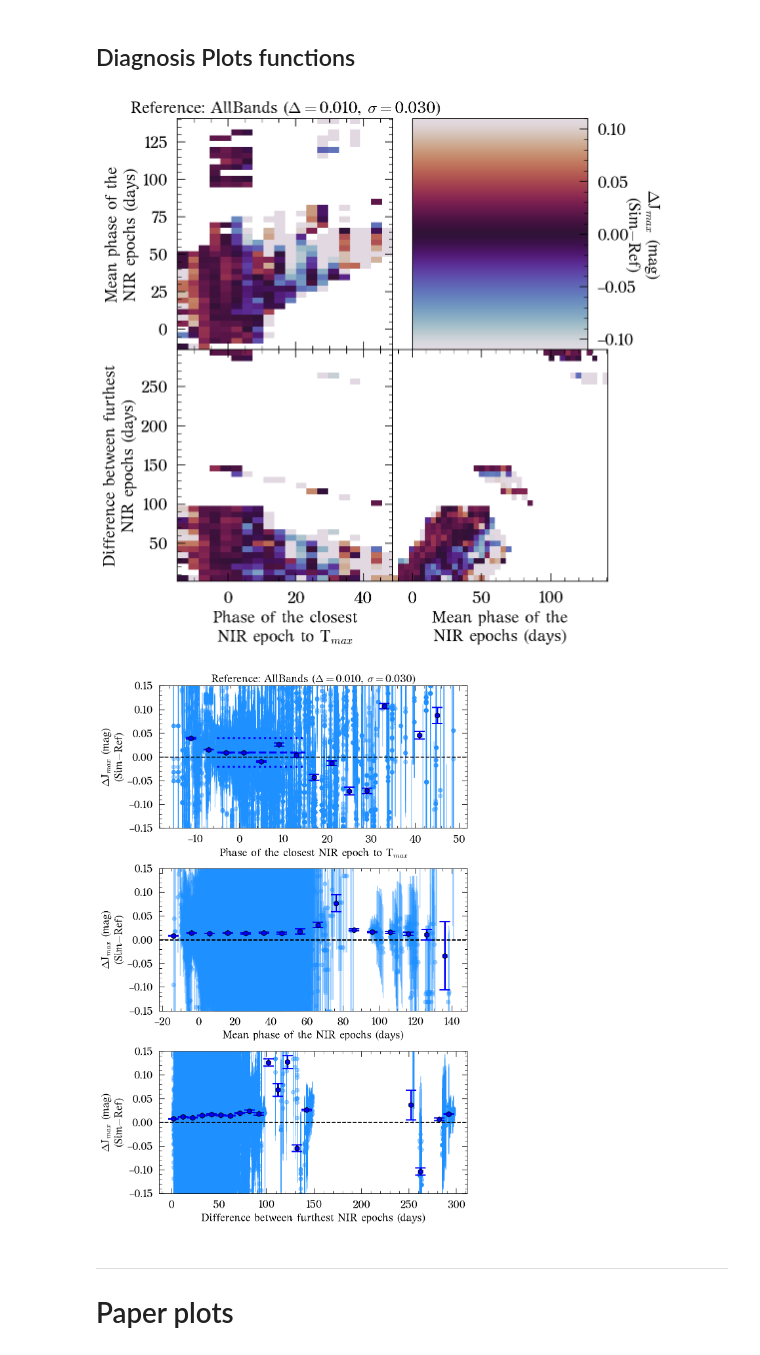
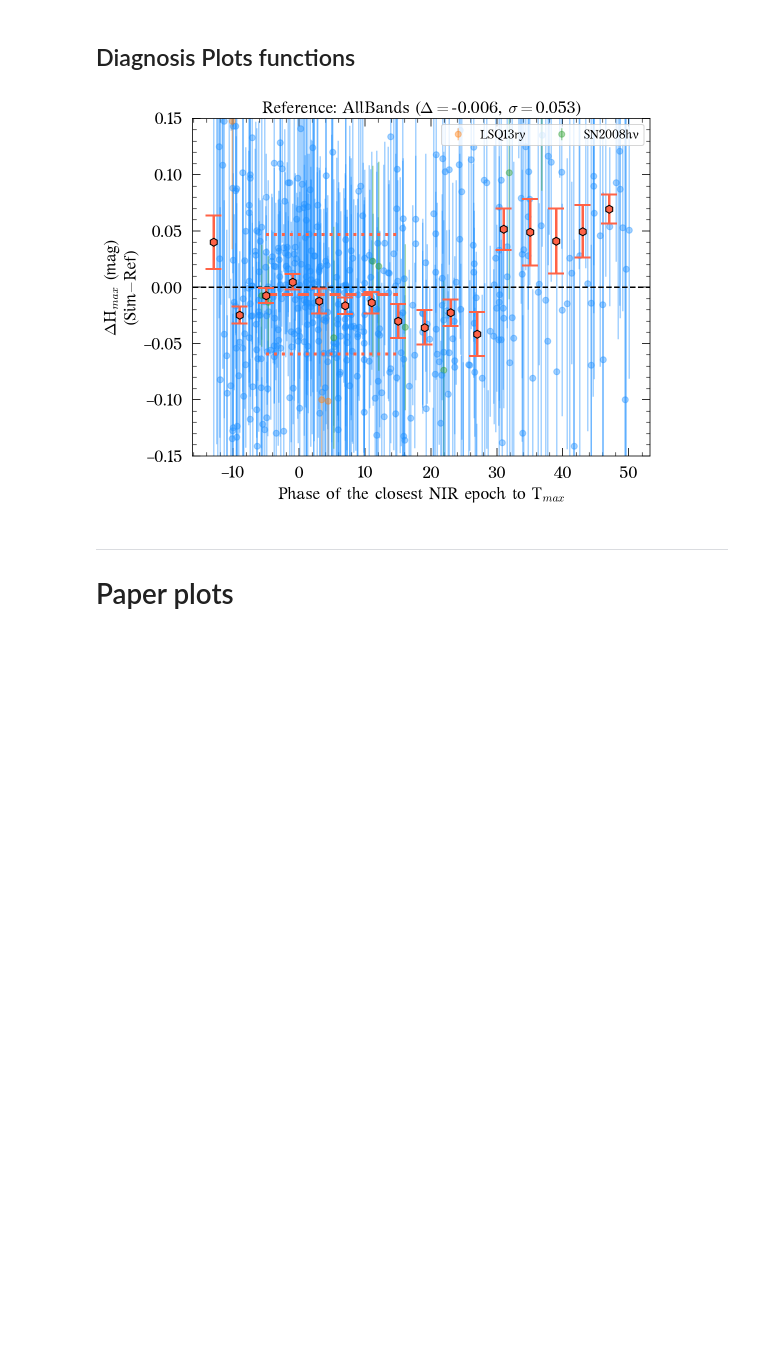
Before and after one commit to HOSTFLOWS/flows_sims, a Jupyter notebook: 3.comparison.ipynb, the cells around one changed output. Drawn from its saved outputs; the diff is of its cells as text; code cells hidden in the pictures; blank space fills up the shorter version.

```diff
--- a/3.comparison.ipynb
+++ b/3.comparison.ipynb
@@ -805,17 +788,16 @@ def master_plot(param, ref_bands, nir_bands, n_epochs, binned=True,
         plot_m3(param, ref_bands, nir_bands, binned,
                                     step1, step2, step3, mask_epochs)
 # %%
-parameter = 'Jmax'  # Jmax, Hmax, gmax, rmax, Tmax, st
+parameter = 'Hmax'  # Jmax, Hmax, gmax, rmax, Tmax, st
 ref_bands = 'AllBands'  # AllBands, Allminusu, grJH, gr, gp (gaussian process)
 nir_bands = 'JH'  # J, H, JH
-n_epochs = 3  # 1, 2, 3
+n_epochs = 1  # 1, 2, 3
 mask_epochs= (-5, 15)  # None, (-10, 10)
 
 master_plot(parameter, ref_bands, nir_bands,
                 n_epochs, mask_epochs=mask_epochs)
 # %% [output]
-[figure, old version]
+[figure, new version]
-[figure, removed]
 # %% [markdown]
 ___
 # Paper plots
```
Also changed, not shown: parts of 4 cells of this notebook, 22 other files.
